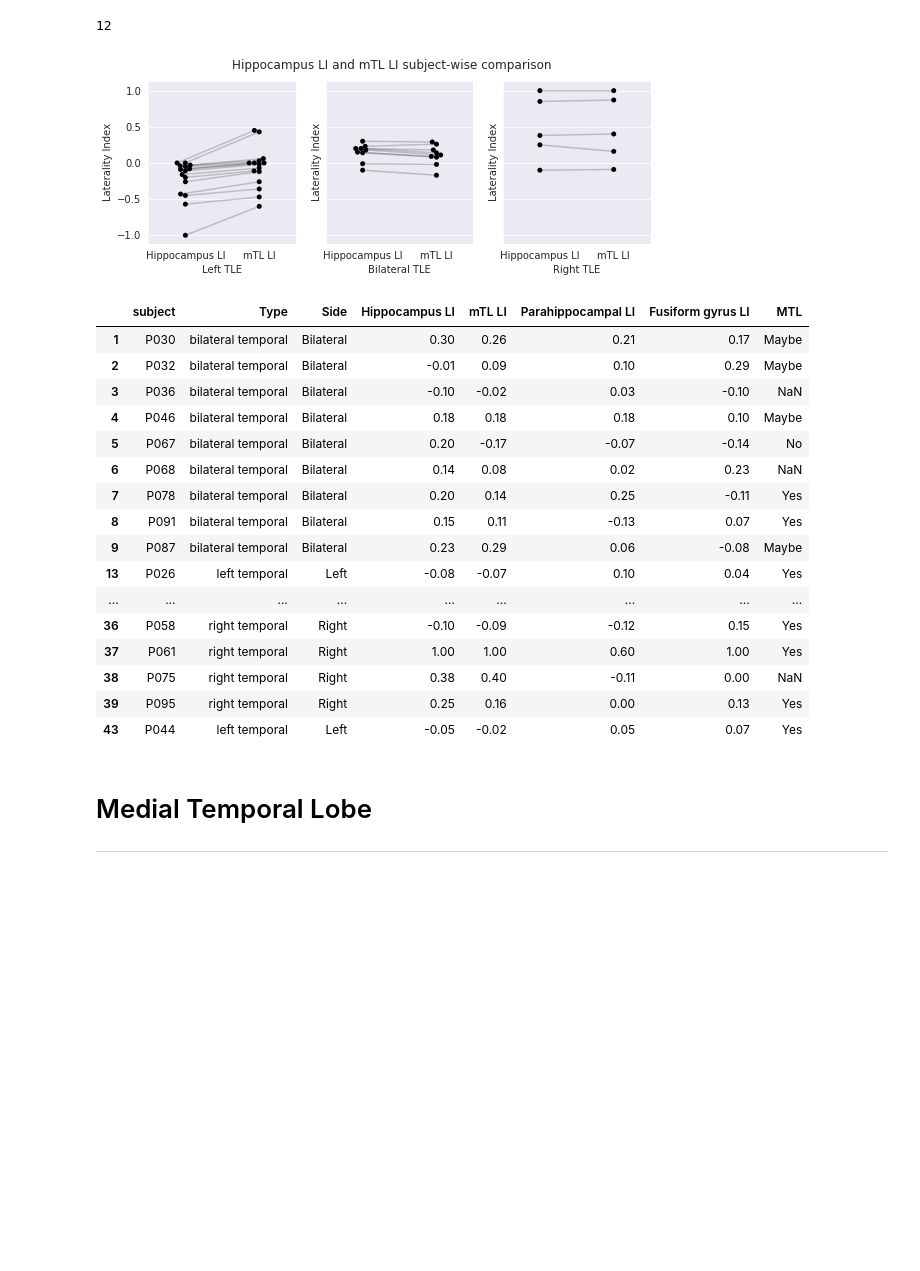
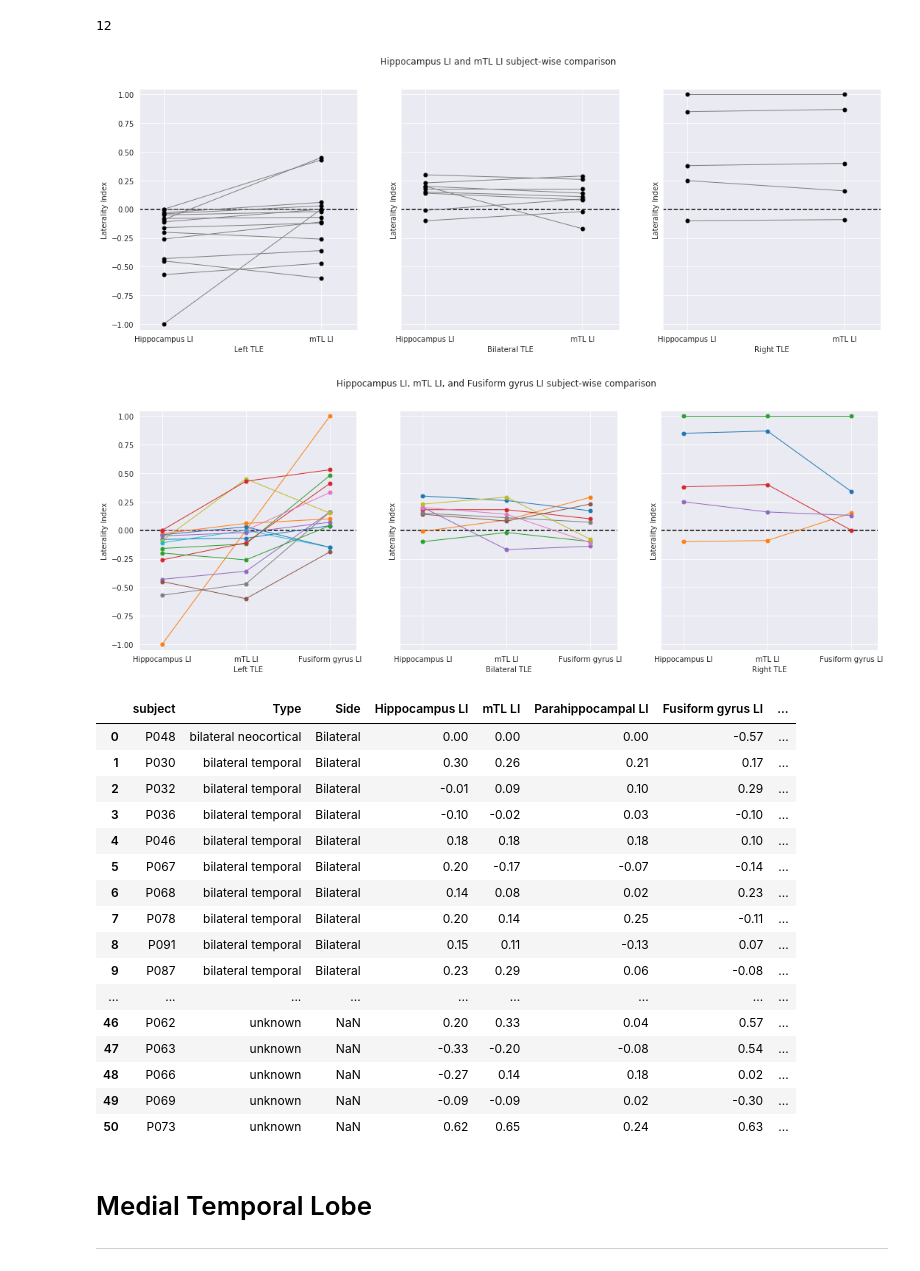
Before and after one commit to willtack/scenemem-data, a Jupyter notebook: analysis.ipynb, the cells around one changed output. Drawn from its saved outputs; the diff is of its cells as text; code cells hidden in the pictures; blank space fills up the shorter version.

Commit message:
mostly line plot and activation examples

```diff
--- a/analysis.ipynb
+++ b/analysis.ipynb
@@ -107,31 +151,35 @@ def create_plot(cat_list_list, roi_list):
 # %%
 cat_list_list = [['left temporal'], ['bilateral temporal'], ['right temporal']]
-roi_list = ['Hippocampus LI', 'mTL LI']
+roi_list1 = ['Hippocampus LI', 'mTL LI']
+roi_list2 = ['Hippocampus LI', 'mTL LI', 'Fusiform gyrus LI']
 
-create_plot(cat_list_list, roi_list)
-plt.savefig('plots/hippo_mTL_comp.png', bbox_inches='tight')
+plt1 = create_plot(cat_list_list, roi_list1, True)
+plt1.savefig('plots/hippo_mTL_comp.png', bbox_inches='tight')
+plt2 = create_plot(cat_list_list, roi_list2, False)
+plt2.savefig('plots/hippo_mTL_ffg_comp.png', bbox_inches='tight')
 # %% [output]
-[figure, old version]
+[figure, new version]
+[figure, added]
 # %%
-df4[['subject','Type','Side','Hippocampus LI', 'mTL LI','Parahippocampal LI','Fusiform gyrus LI','MTL']]
+df3[['subject','Type','Side','Hippocampus LI', 'mTL LI','Parahippocampal LI','Fusiform gyrus LI', 'Amygdala LI','MTL']]
 # %% [output]
-|  | subject | Type | Side | Hippocampus LI | mTL LI | Parahippocampal LI | Fusiform gyrus LI | MTL |
-| 1 | P030 | bilateral temporal | Bilateral | 0.30 | 0.26 | 0.21 | 0.17 | Maybe |
-| 2 | P032 | bilateral temporal | Bilateral | -0.01 | 0.09 | 0.10 | 0.29 | Maybe |
-| 3 | P036 | bilateral temporal | Bilateral | -0.10 | -0.02 | 0.03 | -0.10 | NaN |
-| 4 | P046 | bilateral temporal | Bilateral | 0.18 | 0.18 | 0.18 | 0.10 | Maybe |
-| 5 | P067 | bilateral temporal | Bilateral | 0.20 | -0.17 | -0.07 | -0.14 | No |
-| 6 | P068 | bilateral temporal | Bilateral | 0.14 | 0.08 | 0.02 | 0.23 | NaN |
-| 7 | P078 | bilateral temporal | Bilateral | 0.20 | 0.14 | 0.25 | -0.11 | Yes |
-| 8 | P091 | bilateral temporal | Bilateral | 0.15 | 0.11 | -0.13 | 0.07 | Yes |
-| 9 | P087 | bilateral temporal | Bilateral | 0.23 | 0.29 | 0.06 | -0.08 | Maybe |
-| 13 | P026 | left temporal | Left | -0.08 | -0.07 | 0.10 | 0.04 | Yes |
+|  | subject | Type | Side | Hippocampus LI | mTL LI | Parahippocampal LI | Fusiform gyrus LI | ... |
+| 0 | P048 | bilateral neocortical | Bilateral | 0.00 | 0.00 | 0.00 | -0.57 | ... |
+| 1 | P030 | bilateral temporal | Bilateral | 0.30 | 0.26 | 0.21 | 0.17 | ... |
+| 2 | P032 | bilateral temporal | Bilateral | -0.01 | 0.09 | 0.10 | 0.29 | ... |
+| 3 | P036 | bilateral temporal | Bilateral | -0.10 | -0.02 | 0.03 | -0.10 | ... |
+| 4 | P046 | bilateral temporal | Bilateral | 0.18 | 0.18 | 0.18 | 0.10 | ... |
+| 5 | P067 | bilateral temporal | Bilateral | 0.20 | -0.17 | -0.07 | -0.14 | ... |
+| 6 | P068 | bilateral temporal | Bilateral | 0.14 | 0.08 | 0.02 | 0.23 | ... |
+| 7 | P078 | bilateral temporal | Bilateral | 0.20 | 0.14 | 0.25 | -0.11 | ... |
+| 8 | P091 | bilateral temporal | Bilateral | 0.15 | 0.11 | -0.13 | 0.07 | ... |
+| 9 | P087 | bilateral temporal | Bilateral | 0.23 | 0.29 | 0.06 | -0.08 | ... |
 | ... | ... | ... | ... | ... | ... | ... | ... | ... |
-| 36 | P058 | right temporal | Right | -0.10 | -0.09 | -0.12 | 0.15 | Yes |
-| 37 | P061 | right temporal | Right | 1.00 | 1.00 | 0.60 | 1.00 | Yes |
-| 38 | P075 | right temporal | Right | 0.38 | 0.40 | -0.11 | 0.00 | NaN |
-| 39 | P095 | right temporal | Right | 0.25 | 0.16 | 0.00 | 0.13 | Yes |
-| 43 | P044 | left temporal | Left | -0.05 | -0.02 | 0.05 | 0.07 | Yes |
+| 46 | P062 | unknown | NaN | 0.20 | 0.33 | 0.04 | 0.57 | ... |
+| 47 | P063 | unknown | NaN | -0.33 | -0.20 | -0.08 | 0.54 | ... |
+| 48 | P066 | unknown | NaN | -0.27 | 0.14 | 0.18 | 0.02 | ... |
+| 49 | P069 | unknown | NaN | -0.09 | -0.09 | 0.02 | -0.30 | ... |
+| 50 | P073 | unknown | NaN | 0.62 | 0.65 | 0.24 | 0.63 | ... |
 # %%
 # sns.set_style("whitegrid")
 # plt.figure(figsize=(12,9))
```
Also changed, not shown: parts of 3 cells of this notebook, 18 other files.
